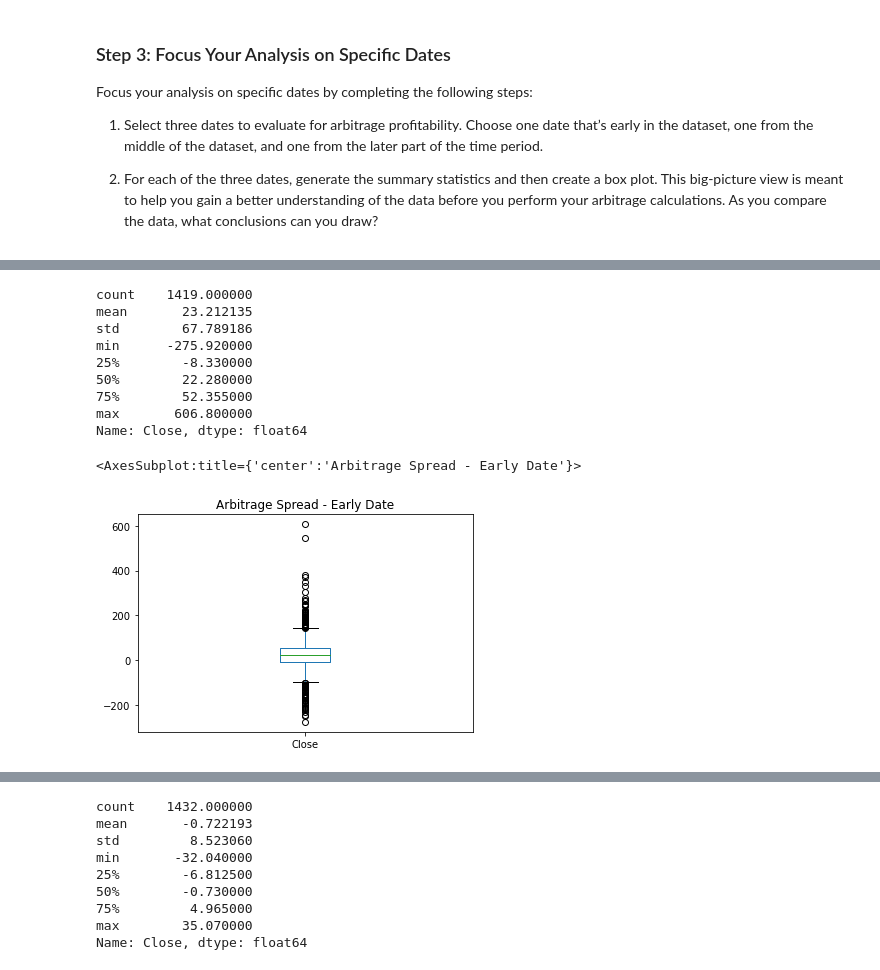
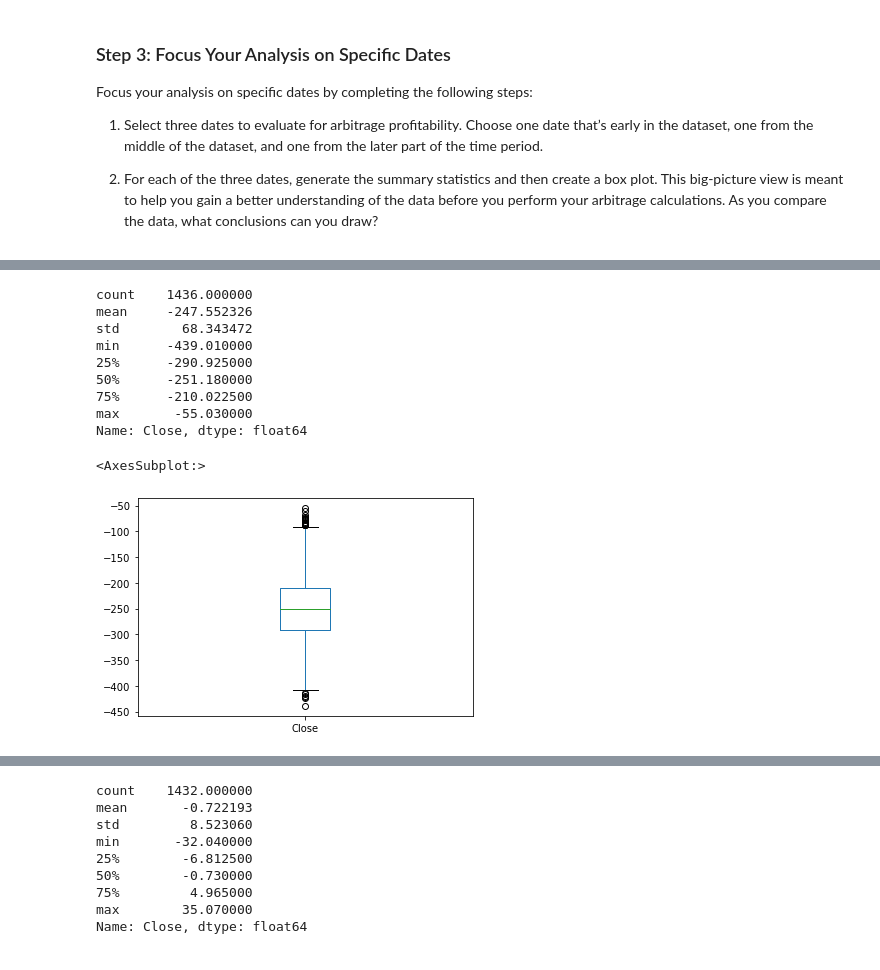
Before and after one commit to JunTheRewels/arbitrage, a Jupyter notebook: crypto_arbitrage.ipynb, the cells around one changed output, grey strips where cells are left out. Saved outputs shown, nothing was run; the diff lists cells and outputs as text; code cells hidden in the pictures.

```diff
--- a/crypto_arbitrage.ipynb
+++ b/crypto_arbitrage.ipynb
@@ -193,8 +193,8 @@ Select the data you want to analyze. Use `loc` or `iloc` to select the following
 * Close
 # %%
 # Use loc or iloc to select `Timestamp (the index)` and `Close` from bitstamp DataFrame
-bitstamp_sliced = # YOUR CODE HERE
+bitstamp_sliced = bitstamp.loc[:, "Close"]
 
 # Review the first five rows of the DataFrame
-# YOUR CODE HERE
+bitstamp_sliced.head()
 # %% [output]
@@ -208,7 +208,7 @@ bitstamp_sliced = # YOUR CODE HERE
 # %%
 # Use loc or iloc to select `Timestamp (the index)` and `Close` from coinbase DataFrame
-coinbase_sliced = # YOUR CODE HERE
+coinbase_sliced = coinbase.loc[:, "Close"]
 
 # Review the first five rows of the DataFrame
-# YOUR CODE HERE
+coinbase_sliced.head()
 # %% [output]
@@ -317,26 +321,26 @@ Focus your analysis on specific dates by completing the following steps:
 # %%
 # Using the early date that you have selected, calculate the arbitrage spread
 # by subtracting the bitstamp lower closing prices from the coinbase higher closing prices
-arbitrage_spread_early = # YOUR CODE HERE
+arbitrage_spread_early = coinbase_sliced.loc["2018-01-28"] - bitstamp_sliced.loc["2018-01-28"]
 
 # Generate summary statistics for the early DataFrame
-# YOUR CODE HERE
+arbitrage_spread_early.describe()
 # %% [output]
-count    1419.000000
-mean       23.212135
-std        67.789186
-min      -275.920000
-25%        -8.330000
-50%        22.280000
-75%        52.355000
-max       606.800000
+count    1436.000000
+mean     -247.552326
+std        68.343472
+min      -439.010000
+25%      -290.925000
+50%      -251.180000
+75%      -210.022500
+max       -55.030000
 Name: Close, dtype: float64
 # %%
 # Visualize the arbitrage spread from early in the dataset in a box plot
-# YOUR CODE HERE
+arbitrage_spread_early.plot.box()
 # %% [output]
-<AxesSubplot:title={'center':'Arbitrage Spread - Early Date'}>
+<AxesSubplot:>
-[figure, old version]
+[figure, new version]
 # %%
 # Create an overlay plot that visualizes the two dataframes over a period of one day from the middle of the dataset.
 # Be sure that the plots include the parameters `legend`, `figsize`, `title`, `color` and `label`
```
Also changed, not shown: parts of 17 cells of this notebook.
